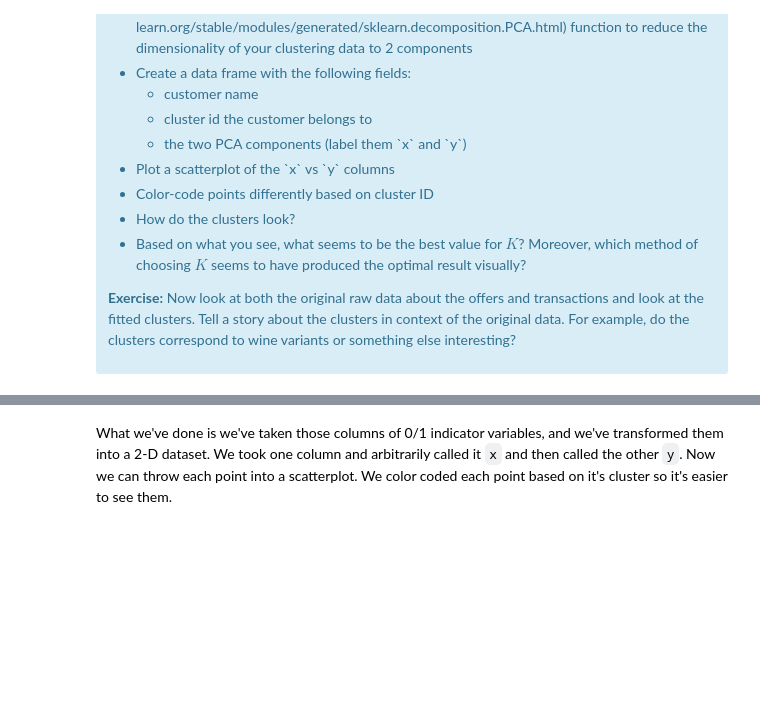
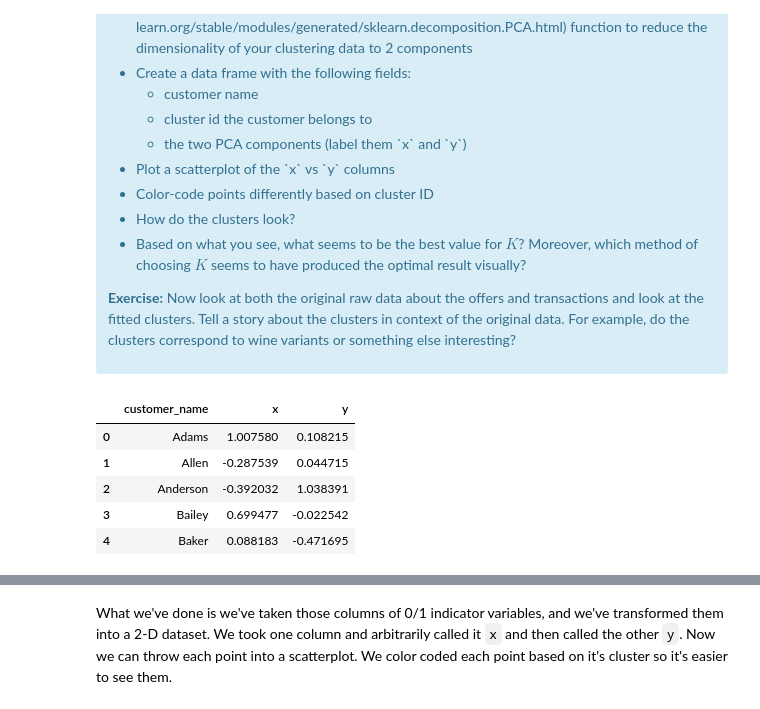
Before and after one commit to mcassi17/customer_segmentation, a Jupyter notebook: Mini_Project_Clustering.ipynb, the cells around one changed output, grey strips where cells are left out. Drawn from its saved outputs; the diff is of its cells as text; code cells hidden in the pictures; blank space fills up the shorter version.

```diff
--- a/Mini_Project_Clustering.ipynb
+++ b/Mini_Project_Clustering.ipynb
@@ -383,0 +390,12 @@ This is only one use of PCA for dimension reduction. We can also use PCA when we
+# %%
+df_full = pd.DataFrame(customer_offer.iloc[:,0])
+
+df_all = pd.concat([df_full, df_pca], axis=1)
+df_all.head()
+# %% [output]
+|  | customer_name | x | y |
+| 0 | Adams | 1.007580 | 0.108215 |
+| 1 | Allen | -0.287539 | 0.044715 |
+| 2 | Anderson | -0.392032 | 1.038391 |
+| 3 | Bailey | 0.699477 | -0.022542 |
+| 4 | Baker | 0.088183 | -0.471695 |
```
Also changed, not shown: parts of 3 cells of this notebook.
